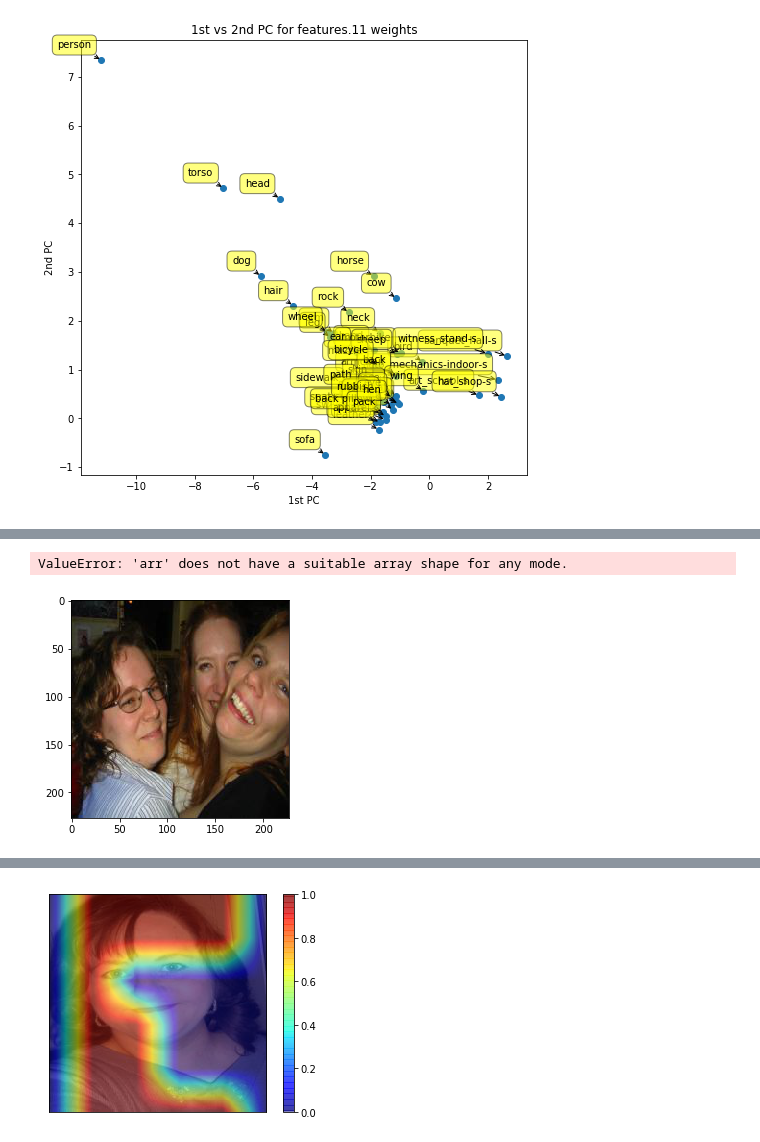
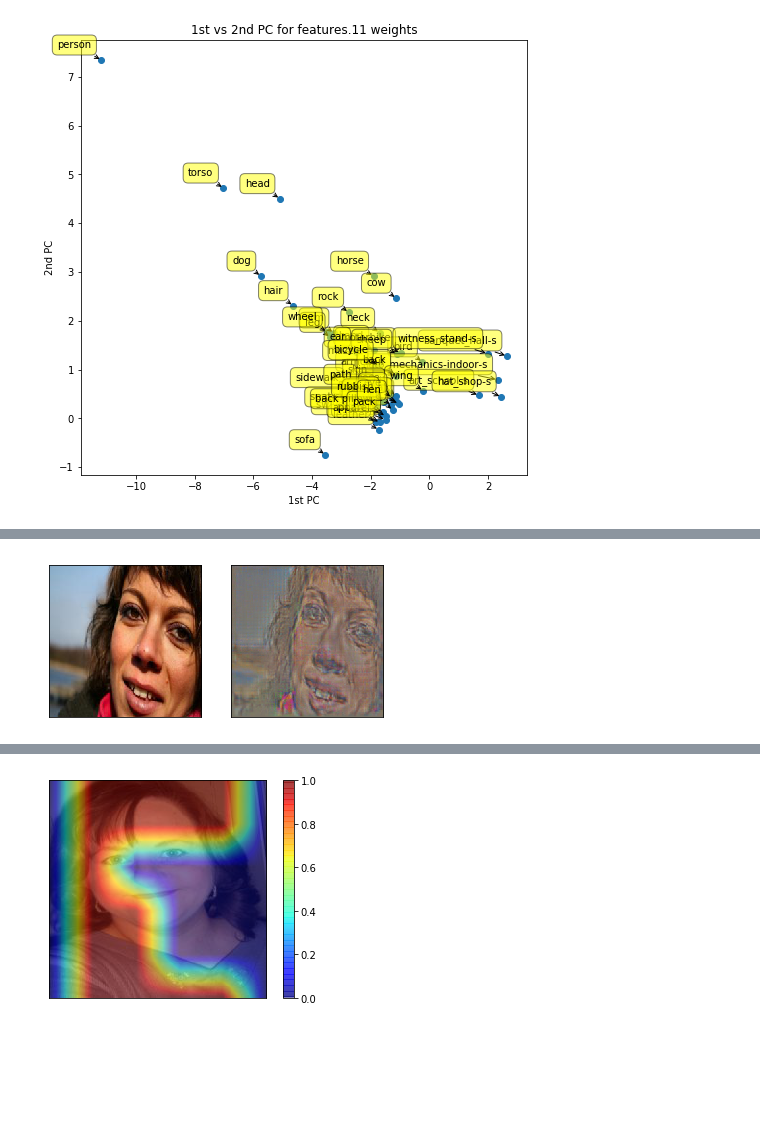
Before and after one commit to bonyuta0204/net2vec, a Jupyter notebook: src/playground.ipynb, the cells around one changed output, grey strips where cells are left out. Saved outputs shown, nothing was run; the diff lists cells and outputs as text; code cells hidden in the pictures; blank space fills up the shorter version.

```diff
--- a/src/playground.ipynb
+++ b/src/playground.ipynb
@@ -653,14 +305,3 @@ plt.show()
-# %%
-f, ax = plt.subplots(1,1)
-img = imread(ds.filename(best_imgs_idx[1]))
-#ax.imshow(imresize(img, size=soft_mask.shape, interp='bilinear'))
-#cax = ax.imshow(soft_mask, alpha=0.5, cmap='jet')
-ax.imshow(img)
-cax = ax.imshow(imresize(soft_mask, size=img.shape[:2], interp='bilinear', mode='F'), alpha=0.5, cmap='jet')
-f.colorbar(cax)
-ax.set_xticks([])
-ax.set_yticks([])
-plt.show()
-# %% [output]
-ValueError: 'arr' does not have a suitable array shape for any mode.
-[figure, removed]
+# %%
+invert(image='../dataset/broden1_227/images/pascal/2008_004017.jpg', cuda=True)
+# %% [output]
@@ -666,0 +316 @@ ValueError: 'arr' does not have a suitable array shape for any mode.
+[figure, added]
```
Also changed, not shown: parts of 37 cells of this notebook, 2 other files.
